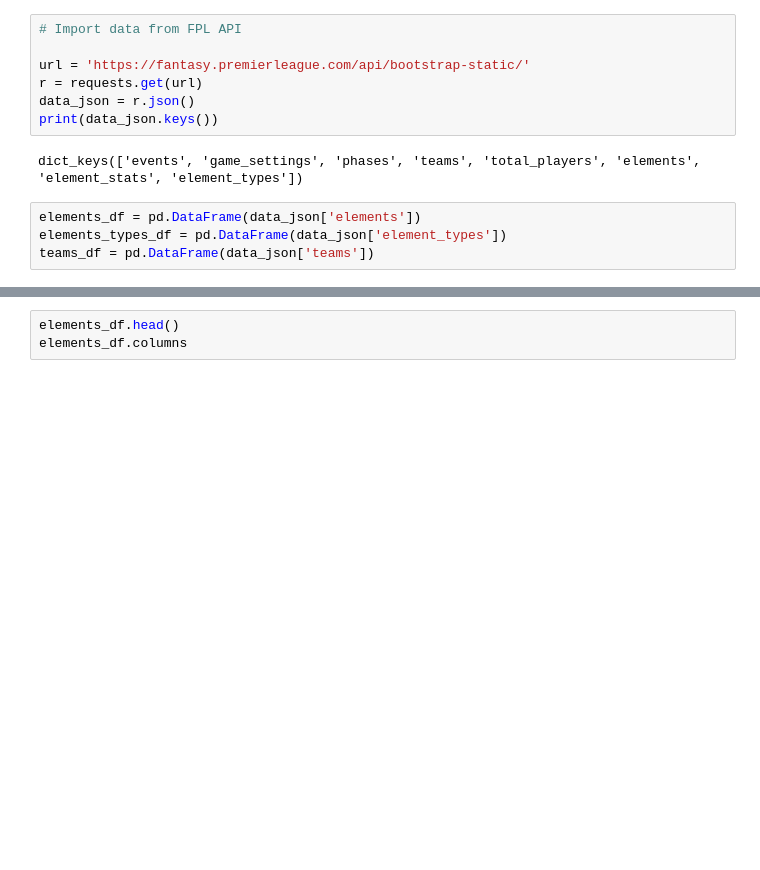
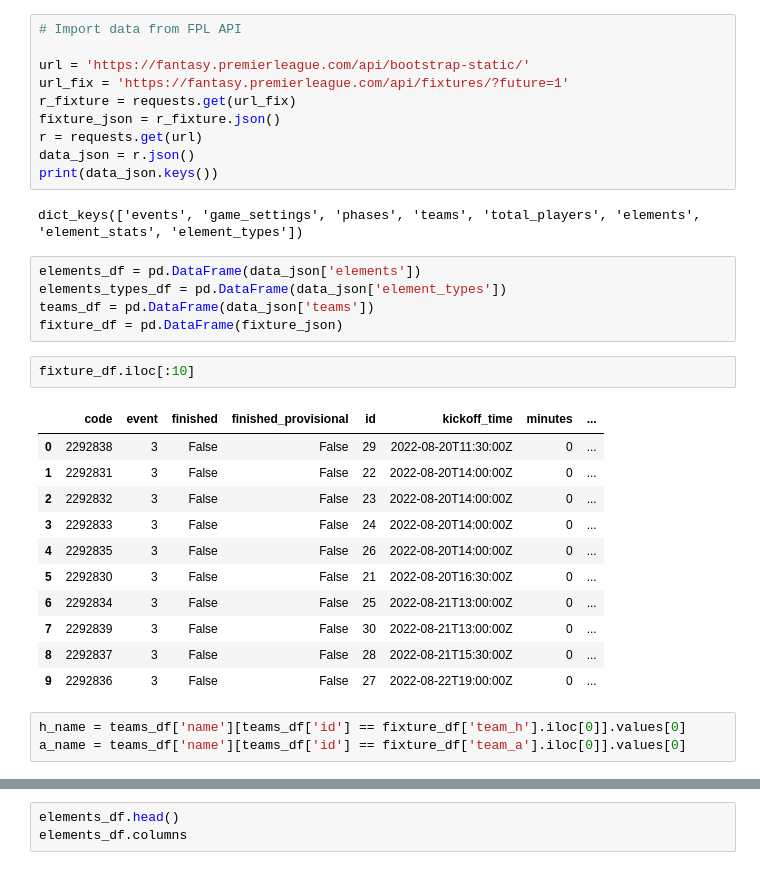
Before and after one commit to loaiwalid07/fantasy, a Jupyter notebook: analysis_note.ipynb, the cells around one changed output, grey strips where cells are left out. Drawn from its saved outputs; the diff is of its cells as text; blank space fills up the shorter version.

```diff
--- a/analysis_note.ipynb
+++ b/analysis_note.ipynb
@@ -223,6 +237,9 @@ data[data.PositionsList == 'GLK'].sort_values(by=[data.columns[(data.columns.get
 # Import data from FPL API
 
 url = 'https://fantasy.premierleague.com/api/bootstrap-static/'
+url_fix = 'https://fantasy.premierleague.com/api/fixtures/?future=1'
+r_fixture = requests.get(url_fix)
+fixture_json = r_fixture.json()
 r = requests.get(url)
 data_json = r.json()
 print(data_json.keys())
@@ -232,3 +249,21 @@ dict_keys(['events', 'game_settings', 'phases', 'teams', 'total_players', 'eleme
 elements_df = pd.DataFrame(data_json['elements'])
 elements_types_df = pd.DataFrame(data_json['element_types'])
 teams_df = pd.DataFrame(data_json['teams'])
+fixture_df = pd.DataFrame(fixture_json)
+# %%
+fixture_df.iloc[:10]
+# %% [output]
+|  | code | event | finished | finished_provisional | id | kickoff_time | minutes | ... |
+| 0 | 2292838 | 3 | False | False | 29 | 2022-08-20T11:30:00Z | 0 | ... |
+| 1 | 2292831 | 3 | False | False | 22 | 2022-08-20T14:00:00Z | 0 | ... |
+| 2 | 2292832 | 3 | False | False | 23 | 2022-08-20T14:00:00Z | 0 | ... |
+| 3 | 2292833 | 3 | False | False | 24 | 2022-08-20T14:00:00Z | 0 | ... |
+| 4 | 2292835 | 3 | False | False | 26 | 2022-08-20T14:00:00Z | 0 | ... |
+| 5 | 2292830 | 3 | False | False | 21 | 2022-08-20T16:30:00Z | 0 | ... |
+| 6 | 2292834 | 3 | False | False | 25 | 2022-08-21T13:00:00Z | 0 | ... |
+| 7 | 2292839 | 3 | False | False | 30 | 2022-08-21T13:00:00Z | 0 | ... |
+| 8 | 2292837 | 3 | False | False | 28 | 2022-08-21T15:30:00Z | 0 | ... |
+| 9 | 2292836 | 3 | False | False | 27 | 2022-08-22T19:00:00Z | 0 | ... |
+# %%
+h_name = teams_df['name'][teams_df['id'] == fixture_df['team_h'].iloc[0]].values[0]
+a_name = teams_df['name'][teams_df['id'] == fixture_df['team_a'].iloc[0]].values[0]
```
Also changed, not shown: parts of 15 cells of this notebook, 2 other files.
